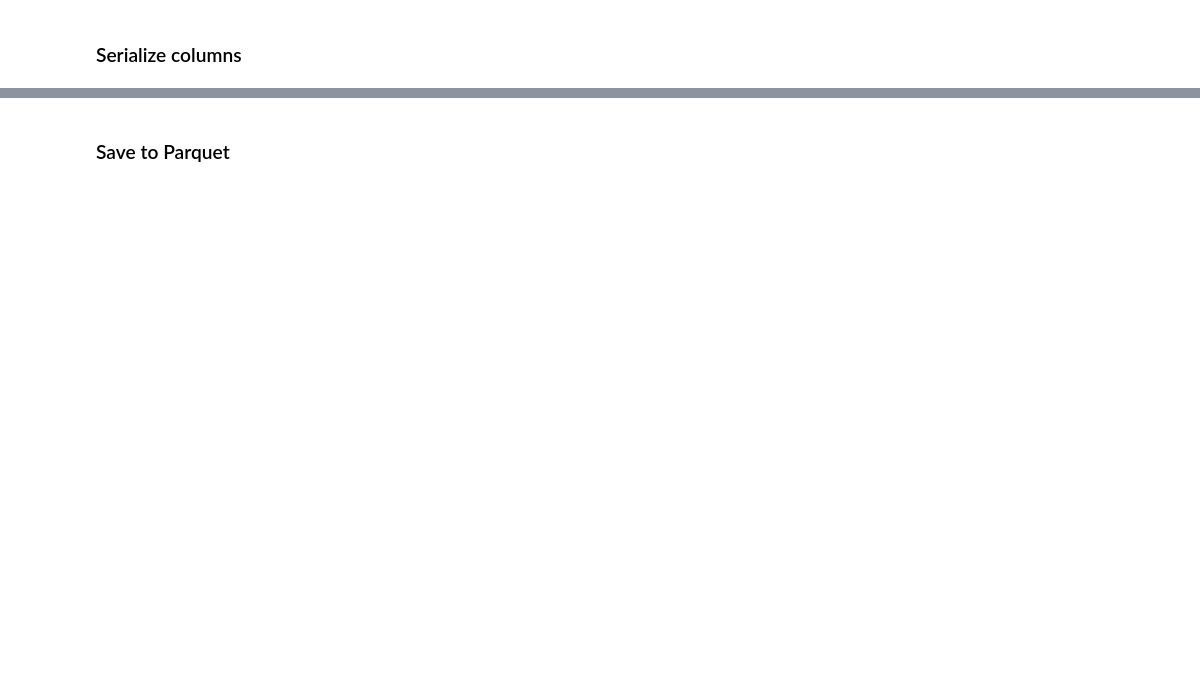
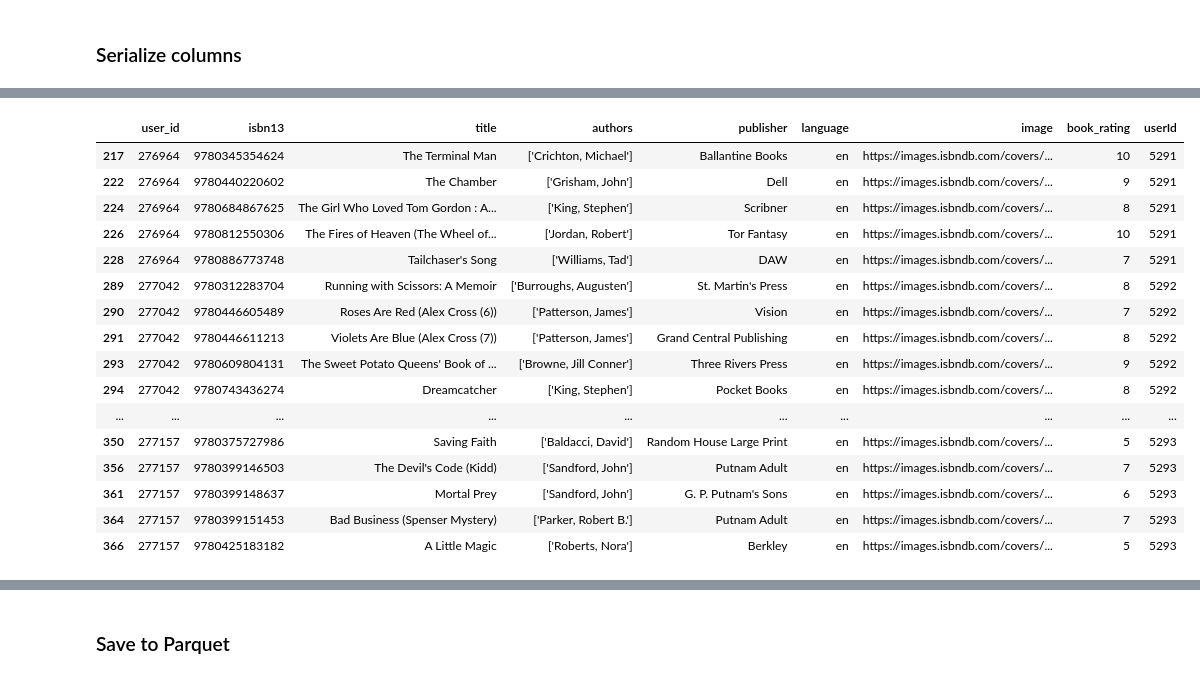
Before and after one commit to netleniya/PySpark-ALS-Recommender, a Jupyter notebook: notebooks/eda.ipynb, the cells around one changed output, grey strips where cells are left out. Cells and saved outputs as stored; diff of their text form; code cells hidden in the pictures; blank space fills up the shorter version.

```diff
--- a/notebooks/eda.ipynb
+++ b/notebooks/eda.ipynb
@@ -375,3 +444,23 @@ books_df["userId"] = books_df.user_id.cat.codes
+# %%
+books_df.head(20)
+# %% [output]
+|  | user_id | isbn13 | title | authors | publisher | language | image | book_rating | userId |
+| 217 | 276964 | 9780345354624 | The Terminal Man | ['Crichton, Michael'] | Ballantine Books | en | https://images.isbndb.com/covers/... | 10 | 5291 |
+| 222 | 276964 | 9780440220602 | The Chamber | ['Grisham, John'] | Dell | en | https://images.isbndb.com/covers/... | 9 | 5291 |
+| 224 | 276964 | 9780684867625 | The Girl Who Loved Tom Gordon : A... | ['King, Stephen'] | Scribner | en | https://images.isbndb.com/covers/... | 8 | 5291 |
+| 226 | 276964 | 9780812550306 | The Fires of Heaven (The Wheel of... | ['Jordan, Robert'] | Tor Fantasy | en | https://images.isbndb.com/covers/... | 10 | 5291 |
+| 228 | 276964 | 9780886773748 | Tailchaser's Song | ['Williams, Tad'] | DAW | en | https://images.isbndb.com/covers/... | 7 | 5291 |
+| 289 | 277042 | 9780312283704 | Running with Scissors: A Memoir | ['Burroughs, Augusten'] | St. Martin's Press | en | https://images.isbndb.com/covers/... | 8 | 5292 |
+| 290 | 277042 | 9780446605489 | Roses Are Red (Alex Cross (6)) | ['Patterson, James'] | Vision | en | https://images.isbndb.com/covers/... | 7 | 5292 |
+| 291 | 277042 | 9780446611213 | Violets Are Blue (Alex Cross (7)) | ['Patterson, James'] | Grand Central Publishing | en | https://images.isbndb.com/covers/... | 8 | 5292 |
+| 293 | 277042 | 9780609804131 | The Sweet Potato Queens' Book of ... | ['Browne, Jill Conner'] | Three Rivers Press | en | https://images.isbndb.com/covers/... | 9 | 5292 |
+| 294 | 277042 | 9780743436274 | Dreamcatcher | ['King, Stephen'] | Pocket Books | en | https://images.isbndb.com/covers/... | 8 | 5292 |
+| ... | ... | ... | ... | ... | ... | ... | ... | ... | ... |
+| 350 | 277157 | 9780375727986 | Saving Faith | ['Baldacci, David'] | Random House Large Print | en | https://images.isbndb.com/covers/... | 5 | 5293 |
+| 356 | 277157 | 9780399146503 | The Devil's Code (Kidd) | ['Sandford, John'] | Putnam Adult | en | https://images.isbndb.com/covers/... | 7 | 5293 |
+| 361 | 277157 | 9780399148637 | Mortal Prey | ['Sandford, John'] | G. P. Putnam's Sons | en | https://images.isbndb.com/covers/... | 6 | 5293 |
+| 364 | 277157 | 9780399151453 | Bad Business (Spenser Mystery) | ['Parker, Robert B.'] | Putnam Adult | en | https://images.isbndb.com/covers/... | 7 | 5293 |
+| 366 | 277157 | 9780425183182 | A Little Magic | ['Roberts, Nora'] | Berkley | en | https://images.isbndb.com/covers/... | 5 | 5293 |
 # %%
 books_df.isbn13 = pd.Categorical(books_df.isbn13)
 books_df["bookId"] = books_df.isbn13.cat.codes
```
Also changed, not shown: parts of 20 cells of this notebook, 1 other file.
